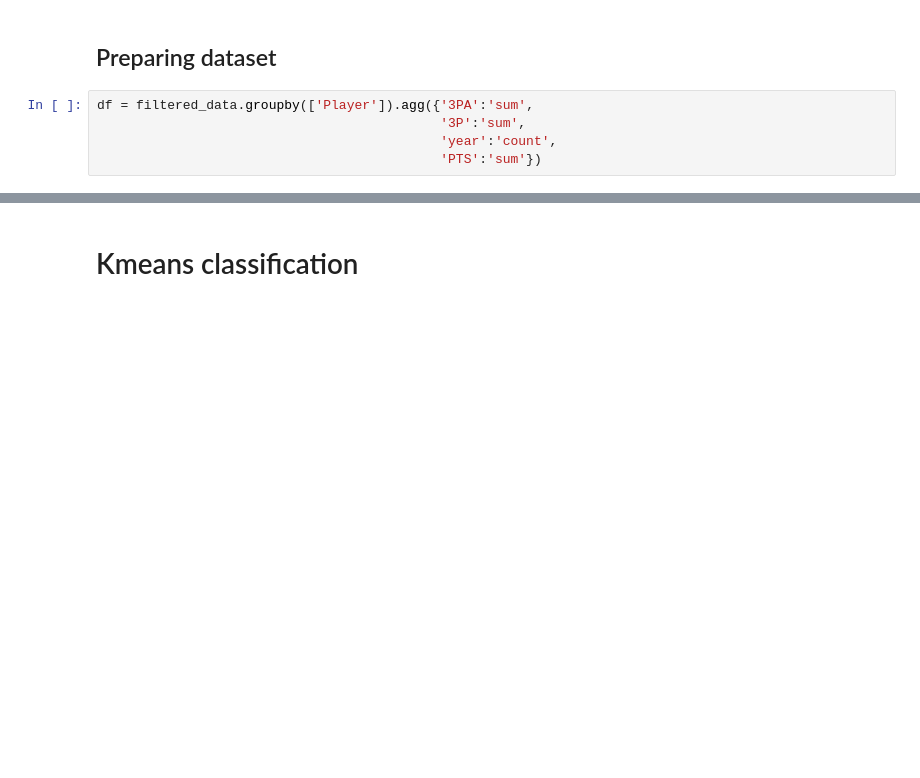
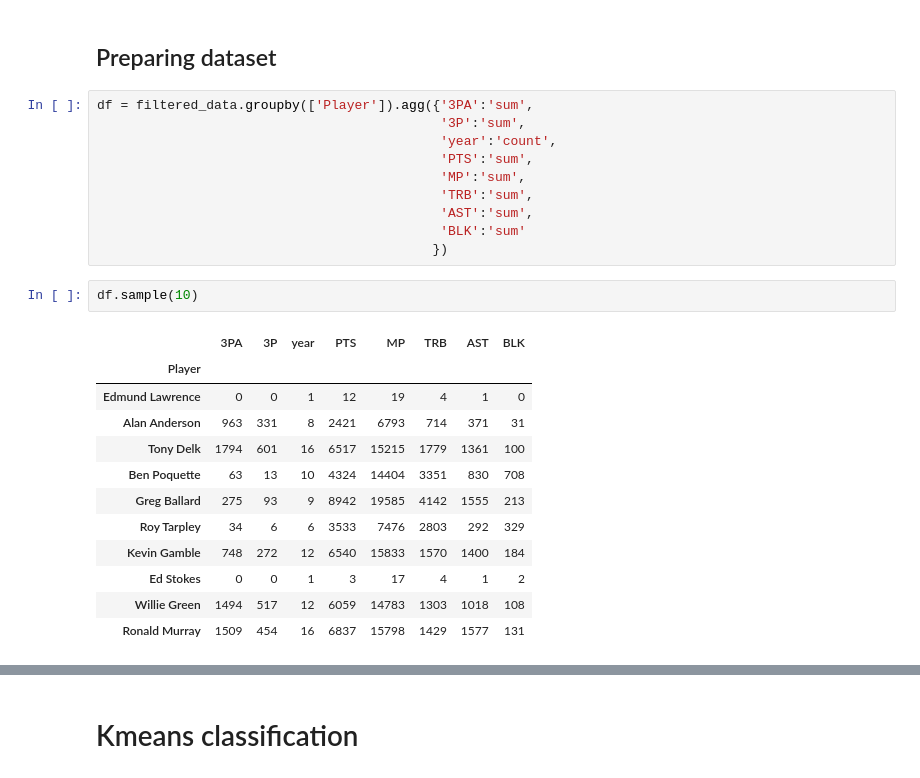
Before and after one commit to cmdelaserna/nba-models, a Jupyter notebook: nba-notebooks/RM-classification.ipynb, the cells around one changed output, grey strips where cells are left out. Cells and saved outputs as stored; diff of their text form; blank space fills up the shorter version.

```diff
--- a/nba-notebooks/RM-classification.ipynb
+++ b/nba-notebooks/RM-classification.ipynb
@@ -101,5 +101,25 @@ from sklearn.cluster import KMeans
 df = filtered_data.groupby(['Player']).agg({'3PA':'sum',
                                             '3P':'sum',
                                             'year':'count',
-                                            'PTS':'sum'})
+                                            'PTS':'sum',
+                                            'MP':'sum',
+                                            'TRB':'sum',
+                                            'AST':'sum',
+                                            'BLK':'sum'
+                                           })
+# %%
+df.sample(10)
+# %% [output]
+|  | 3PA | 3P | year | PTS | MP | TRB | AST | BLK |
+| Player |  |  |  |  |  |  |  |  |
+| Edmund Lawrence | 0 | 0 | 1 | 12 | 19 | 4 | 1 | 0 |
+| Alan Anderson | 963 | 331 | 8 | 2421 | 6793 | 714 | 371 | 31 |
+| Tony Delk | 1794 | 601 | 16 | 6517 | 15215 | 1779 | 1361 | 100 |
+| Ben Poquette | 63 | 13 | 10 | 4324 | 14404 | 3351 | 830 | 708 |
+| Greg Ballard | 275 | 93 | 9 | 8942 | 19585 | 4142 | 1555 | 213 |
+| Roy Tarpley | 34 | 6 | 6 | 3533 | 7476 | 2803 | 292 | 329 |
+| Kevin Gamble | 748 | 272 | 12 | 6540 | 15833 | 1570 | 1400 | 184 |
+| Ed Stokes | 0 | 0 | 1 | 3 | 17 | 4 | 1 | 2 |
+| Willie Green | 1494 | 517 | 12 | 6059 | 14783 | 1303 | 1018 | 108 |
+| Ronald Murray | 1509 | 454 | 16 | 6837 | 15798 | 1429 | 1577 | 131 |
 # %%
```
Also changed, not shown: parts of 11 cells of this notebook.
